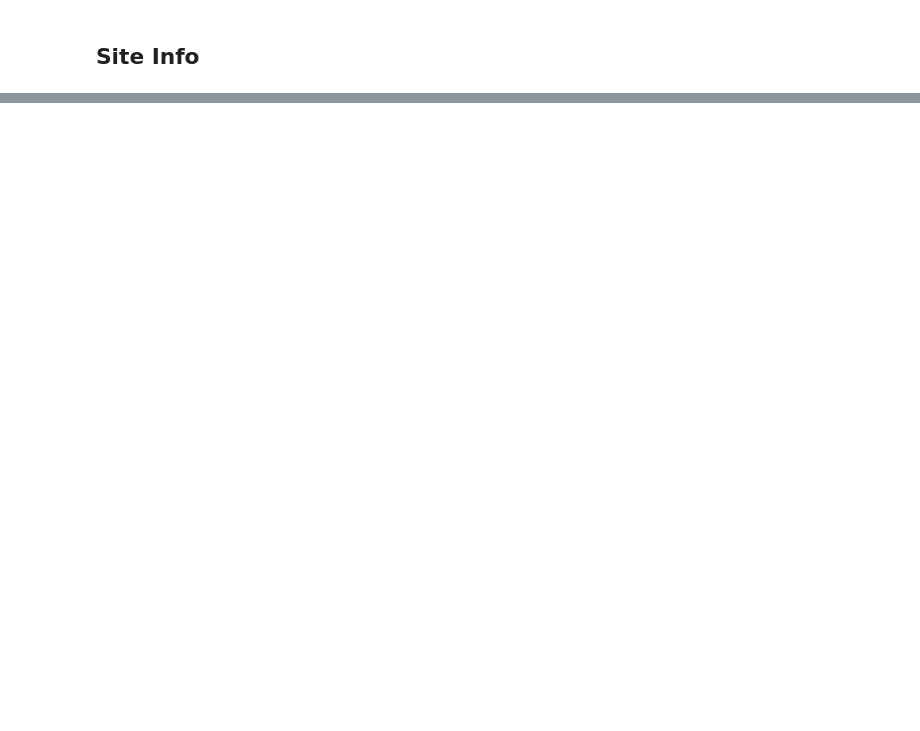
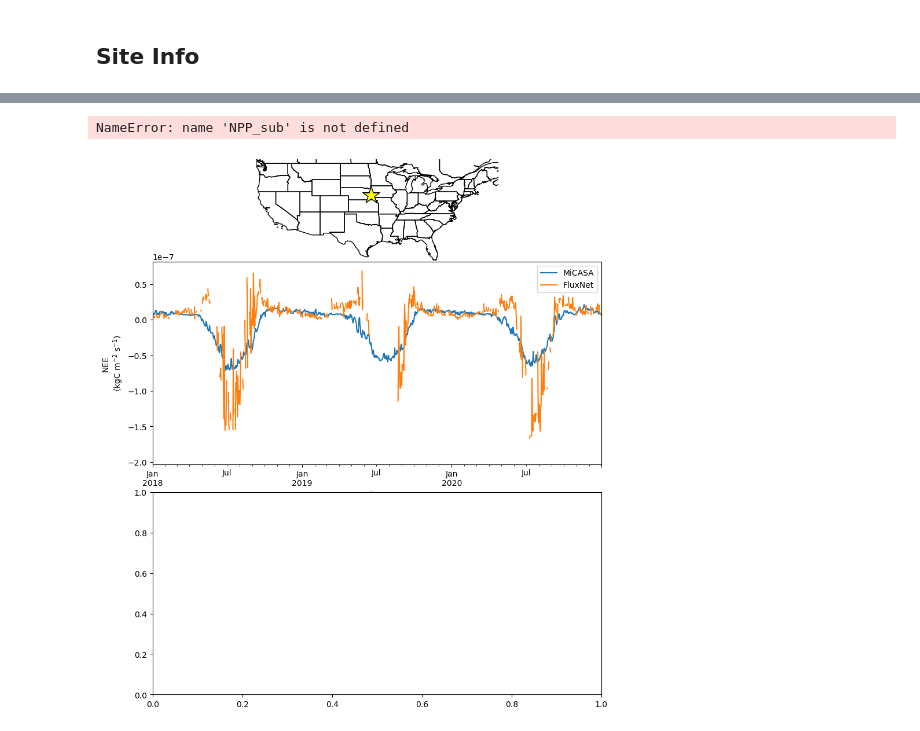
Before and after one commit to hannahzafar/FLUXNET-Model-comparison, a Jupyter notebook: Comparison-notebook.ipynb, the cells around one changed output, grey strips where cells are left out. Cells and saved outputs as stored; diff of their text form; code cells hidden in the pictures; blank space fills up the shorter version.

Commit message:
Update plot output

```diff
--- a/Comparison-notebook.ipynb
+++ b/Comparison-notebook.ipynb
@@ -192,9 +161,9 @@ datetimeformatter = DatetimeTickFormatter(
     days='%m/%d %H:%M',
     months='%b %Y',
     )
-NEE_sub = NEE_ds[NEE_ds.index >= '2018-01-01']
+NEE = NEE_ds[NEE_ds.index >= '2018-01-01']
 
-NEEplot = NEE_sub.hvplot(title = f'{site_ID} NEE (Daily Averages)',
+NEE.hvplot(title = f'{site_ID} NEE (Daily Averages)',
               width=1200,height=500,
 xformatter= datetimeformatter,
 yformatter='%.1e',
@@ -214,9 +185,9 @@ datetimeformatter = DatetimeTickFormatter(
     days='%m/%d %H:%M',
     months='%b %Y',
     )
-NPP_sub = NPP_ds[NPP_ds.index >= '2018-01-01']
+NPP_ds = NPP_ds[NPP_ds.index >= '2018-01-01']
 
-NPPplot = NPP_sub.hvplot(title = f'{site_ID} NPP (Daily Averages)',
+NPP_ds.hvplot(title = f'{site_ID} NPP (Daily Averages)',
               width=1200,height=500,
 xformatter= datetimeformatter,
 yformatter='%.1e',
@@ -283,0 +216,48 @@ NPPplot
+# %%
+# Create a subplot grid with specific width ratios
+fig, axs = plt.subplots(4, 1,
+                         # subplot_kw={'projection': proj},
+                         gridspec_kw={'height_ratios': [1, 2,0.25,2],
+                                      'hspace': 0.01},
+                         figsize=(10, 12))
+
+# Define the map projection
+proj = ccrs.PlateCarree()
+
+# Subset CONUS
+min_lon, max_lon = -125, -65
+min_lat, max_lat = 25, 50
+
+axs[0].axis('off')
+axs[0] = plt.subplot(4, 1, 1, projection=proj,frameon=False)
+axs[0].set_extent([min_lon, max_lon, min_lat, max_lat], crs=ccrs.PlateCarree())
+axs[0].add_feature(cfeature.STATES)
+
+site_lat = ameriflux_meta.loc[ameriflux_meta['Site ID'] == site_ID, 'Latitude (degrees)'].values
+site_lon = ameriflux_meta.loc[ameriflux_meta['Site ID'] == site_ID, 'Longitude (degrees)'].values
+axs[0].scatter(site_lon,site_lat,
+       marker='*',
+       s=500,
+       color='yellow',
+       edgecolor='black',
+               zorder=3)
+# axs[0].annotate(site_ID, (site_lon + 2,site_lat+2),
+#             color='red',
+#             bbox=dict(facecolor='white',edgecolor='None', pad=0.1,
+#                      )
+#            )
+
+NEE_sub.plot(ax=axs[1],ylabel = 'NEE\n(kgC m$^{-2}$ s$^{-1}$)')
+
+axs[2].set_visible(False)
+
+NPP_sub.plot(ax=axs[3],ylabel = 'NPP\n(kgC m$^{-2}$ s$^{-1}$)')
+
+date_format = mdates.DateFormatter('%b %Y')
+for i in range(1,4,2):
+    axs[i].xaxis.set_major_formatter(date_format)
+    axs[i].set_xlabel('')
+fig.suptitle(f'{site_ID}',y=0.9,fontsize=14)
+# %% [output]
+NameError: name 'NPP_sub' is not defined
+[figure, added]
```
Also changed, not shown: parts of 8 cells of this notebook.
